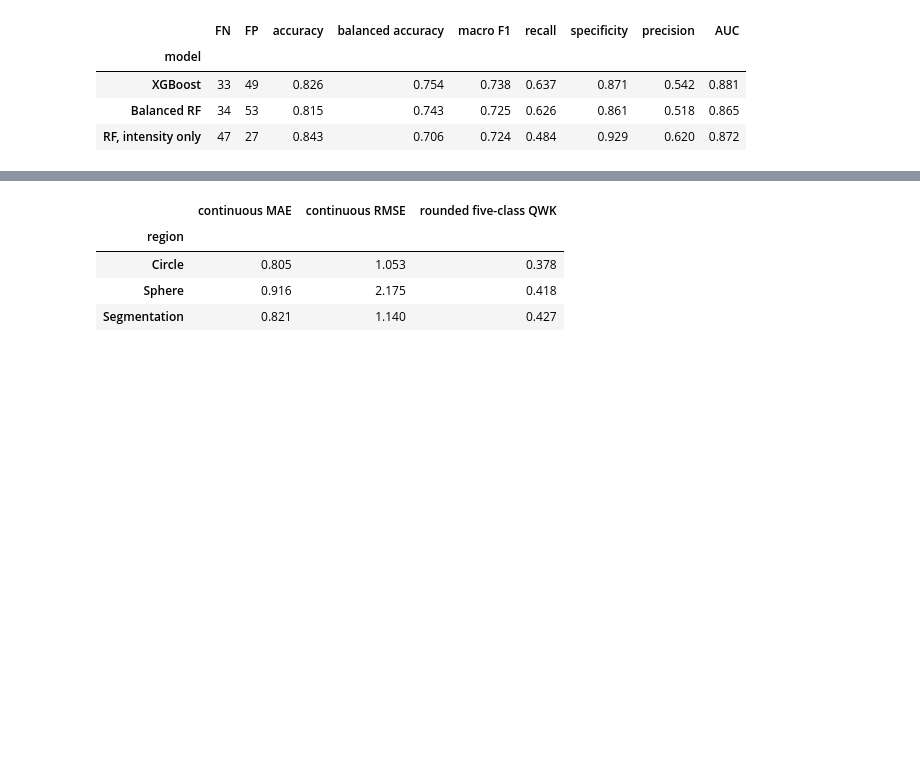
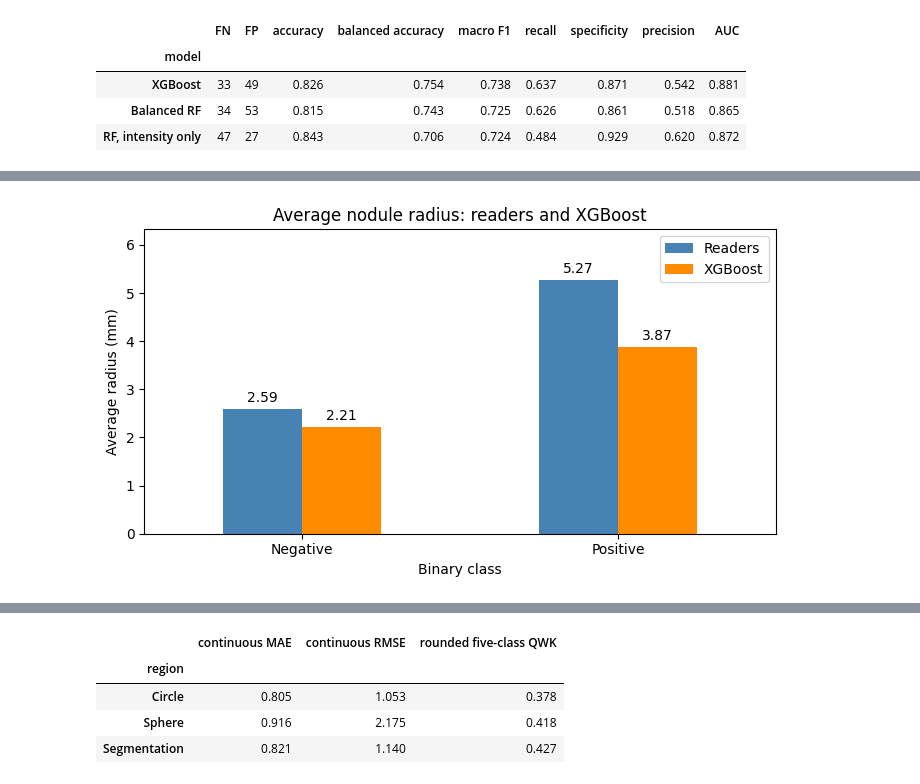
Before and after one commit to anaaaraujoo/lung-ct-classification, a Jupyter notebook: notebooks/radiomics_analysis.ipynb, the cells around one changed output, grey strips where cells are left out. Drawn from its saved outputs; the diff is of its cells as text; code cells hidden in the pictures; blank space fills up the shorter version.

```diff
--- a/notebooks/radiomics_analysis.ipynb
+++ b/notebooks/radiomics_analysis.ipynb
@@ -415,0 +422,41 @@ display(binary_default.set_index("model")[[
+# %%
+import matplotlib.pyplot as plt
+saved = pd.read_csv(
+    ROOT / "models/segmentation_binary_calibration/validation_predictions.csv"
+)
+predictions = saved.loc[
+    saved["model"].eq("Binary XGBoost, all features")
+]
+
+keys = ["LNDbID", "FindingID"]
+radius_data = size_data[keys + ["target_binary_mean"]].copy()
+radius_data["radius (mm)"] = radius
+
+radius_data = radius_data.merge(
+    predictions[keys + ["prediction"]],
+    on=keys,
+    validate="one_to_one",
+)
+assert len(radius_data) == len(size_data)
+
+mean_radius = pd.DataFrame({
+    "Readers": radius_data.groupby("target_binary_mean")["radius (mm)"].mean(),
+    "XGBoost": radius_data.groupby("prediction")["radius (mm)"].mean(),
+}).reindex([0, 1])
+
+ax = mean_radius.plot.bar(
+    figsize=(7, 4), rot=0, color=["steelblue", "darkorange"],
+)
+ax.set_xticklabels(["Negative", "Positive"])
+ax.set_xlabel("Binary class")
+ax.set_ylabel("Average radius (mm)")
+ax.set_title("Average nodule radius: readers and XGBoost")
+
+for bars in ax.containers:
+    ax.bar_label(bars, fmt="%.2f", padding=3)
+
+ax.set_ylim(0, mean_radius.max().max() * 1.2)
+plt.tight_layout()
+plt.show()
+# %% [output]
+[figure, added]
```
Also changed, not shown: parts of 17 cells of this notebook, 2 other files.
